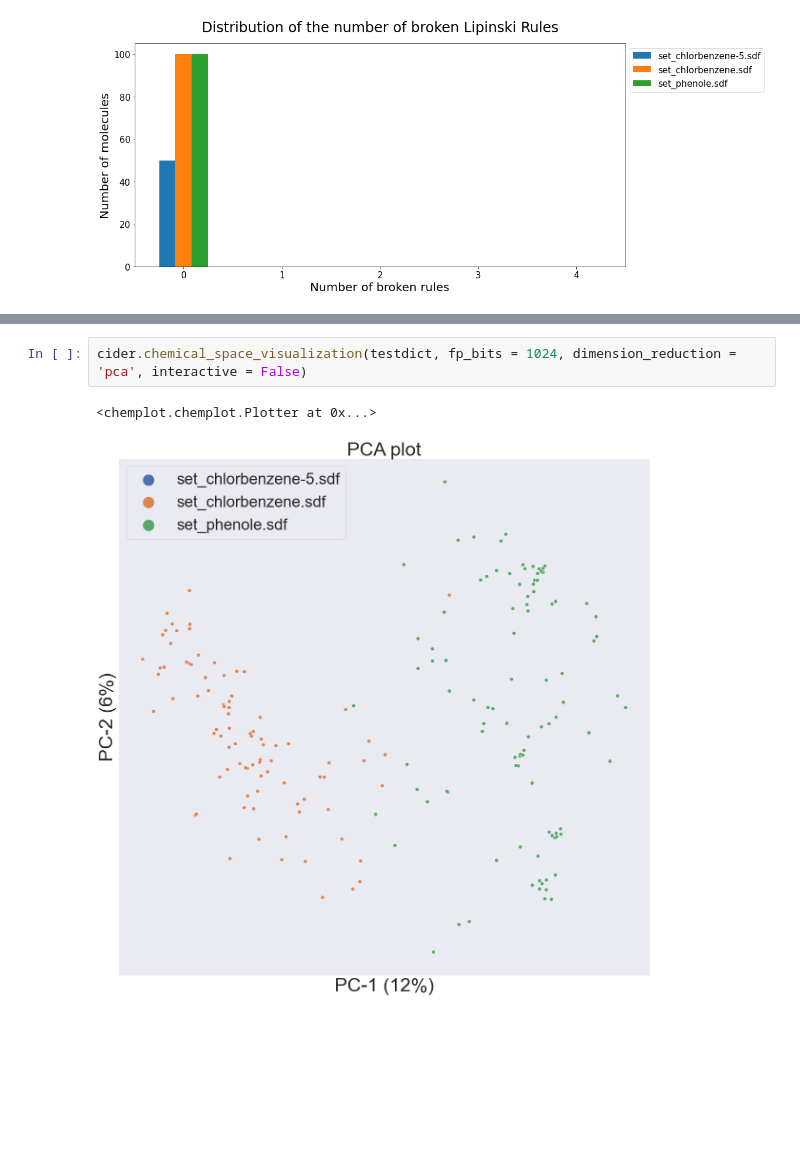
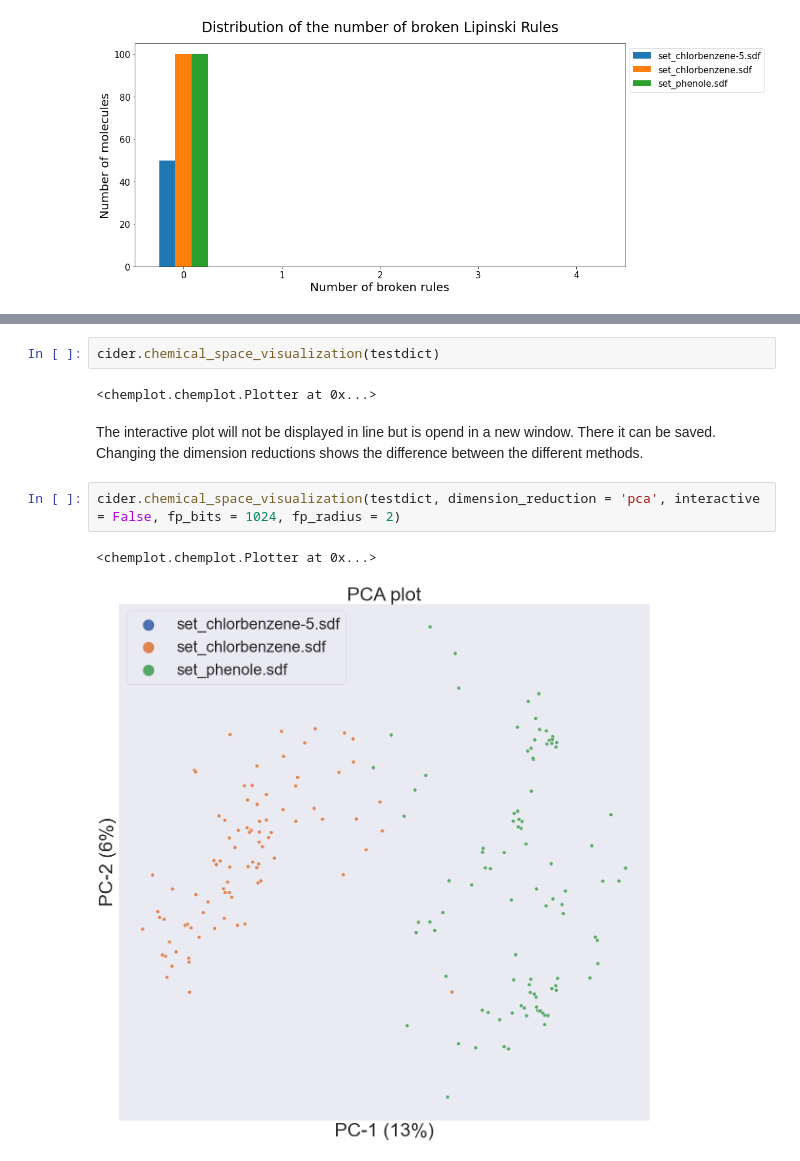
Before and after one commit to Steinbeck-Lab/ChemIcal-DatasEt-comparatoR, a Jupyter notebook: Workflow/CIDER_Workflow.ipynb, the cells around one changed output, grey strips where cells are left out. Saved outputs shown, nothing was run; the diff lists cells and outputs as text; blank space fills up the shorter version.

```diff
--- a/Workflow/CIDER_Workflow.ipynb
+++ b/Workflow/CIDER_Workflow.ipynb
@@ -300,5 +240,12 @@ chem_space.interactive_plot(show_plot=True)
+# %%
+cider.chemical_space_visualization(testdict)
+# %% [output]
+<chemplot.chemplot.Plotter at 0x...>
+# %% [markdown]
+The interactive plot will not be displayed in line but is opend in a new window. There it can be saved.
+Changing the dimension reductions shows the difference between the different methods.
 # %%
-cider.chemical_space_visualization(testdict, fp_bits = 1024, dimension_reduction = 'pca', interactive = False)
+cider.chemical_space_visualization(testdict, dimension_reduction = 'pca', interactive = False, fp_bits = 1024, fp_radius = 2)
 # %% [output]
 <chemplot.chemplot.Plotter at 0x...>
-[figure, old version]
+[figure, new version]
```
Also changed, not shown: parts of 15 cells of this notebook, 1 other file.
